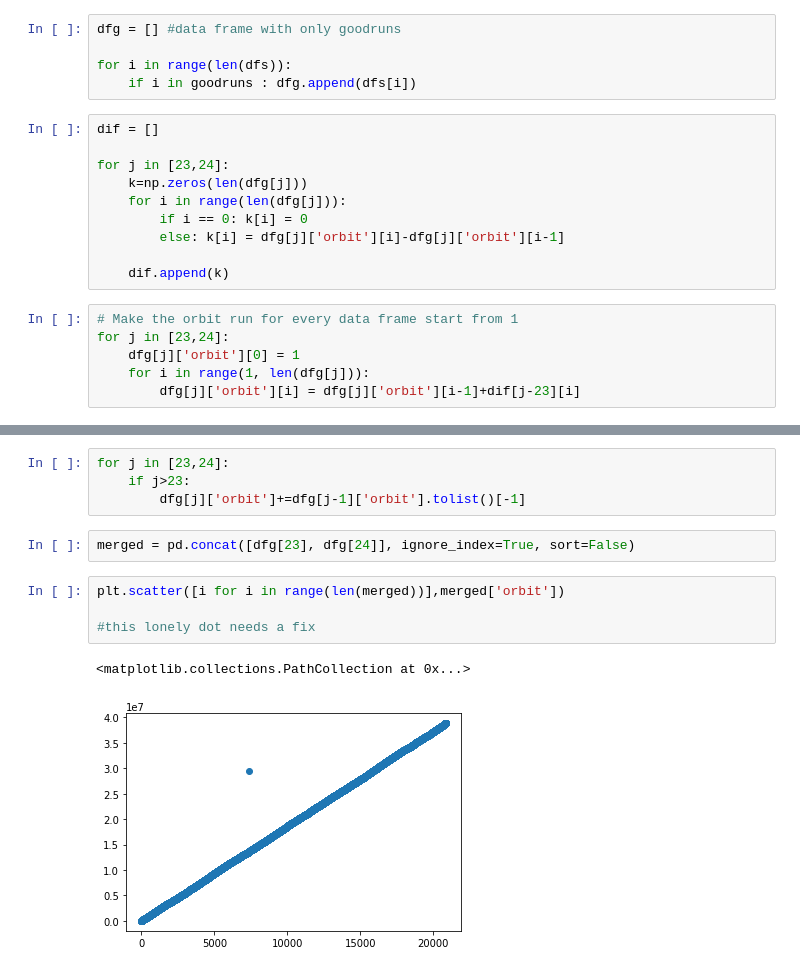
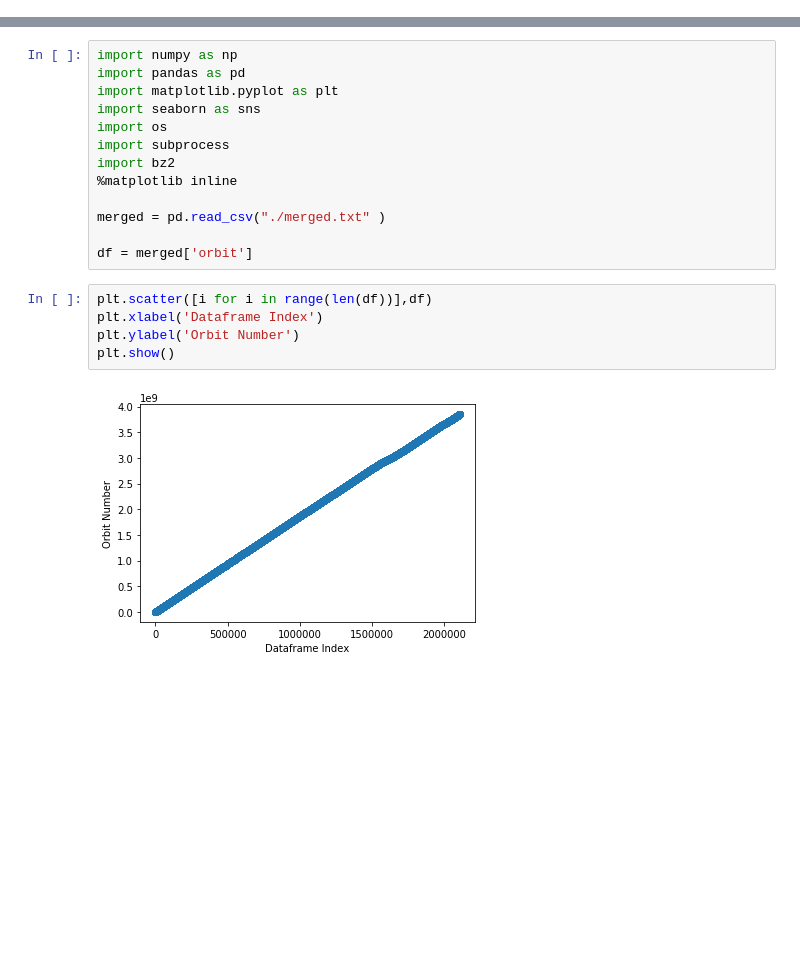
Before and after one commit to GeorgeAlex22/scout, a Jupyter notebook: Rates.ipynb, the cells around one changed output, grey strips where cells are left out. Cells and saved outputs as stored; diff of their text form; blank space fills up the shorter version.

```diff
--- a/Rates.ipynb
+++ b/Rates.ipynb
@@ -57,21 +0,0 @@ goodruns = [i for i in range(len(dfs)) if i not in badruns]
-# %%
-dfg = [] #data frame with only goodruns
-
-for i in range(len(dfs)):
-    if i in goodruns : dfg.append(dfs[i])
-# %%
-dif = []
-
-for j in [23,24]:
-    k=np.zeros(len(dfg[j]))
-    for i in range(len(dfg[j])):
-        if i == 0: k[i] = 0
-        else: k[i] = dfg[j]['orbit'][i]-dfg[j]['orbit'][i-1]
-
-    dif.append(k)
-# %%
-# Make the orbit run for every data frame start from 1
-for j in [23,24]:
-    dfg[j]['orbit'][0] = 1
-    for i in range(1, len(dfg[j])):
-        dfg[j]['orbit'][i] = dfg[j]['orbit'][i-1]+dif[j-23][i]
@@ -87,16 +1,23 @@ See the caveats in the documentation: http://pandas.pydata.org/pandas-docs/stabl
-# %%
-for j in [23,24]:
-    if j>23:
-        dfg[j]['orbit']+=dfg[j-1]['orbit'].tolist()[-1]
-# %%
-merged = pd.concat([dfg[23], dfg[24]], ignore_index=True, sort=False)
-# %%
-plt.scatter([i for i in range(len(merged))],merged['orbit'])
-
-#this lonely dot needs a fix
-# %% [output]
-<matplotlib.collections.PathCollection at 0x...>
-[figure, removed]
+# %%
+import numpy as np
+import pandas as pd
+import matplotlib.pyplot as plt
+import seaborn as sns
+import os
+import subprocess
+import bz2
+%matplotlib inline
+
+merged = pd.read_csv("./merged.txt" )
+
+df = merged['orbit']
+# %%
+plt.scatter([i for i in range(len(df))],df)
+plt.xlabel('Dataframe Index')
+plt.ylabel('Orbit Number')
+plt.show()
+# %% [output]
+[figure, added]
 # %%
 # for each orbit, we dump in the CSV 110 BX's (= bxMax - bxMin) that 'sit' in the LHC abort gap (end of the train)
 # that is, each orbit in the CSV corresponds to 110*24.95 ns of active recorded time, due to our selection made
```
Also changed, not shown: parts of 11 cells of this notebook, 4 other files.
